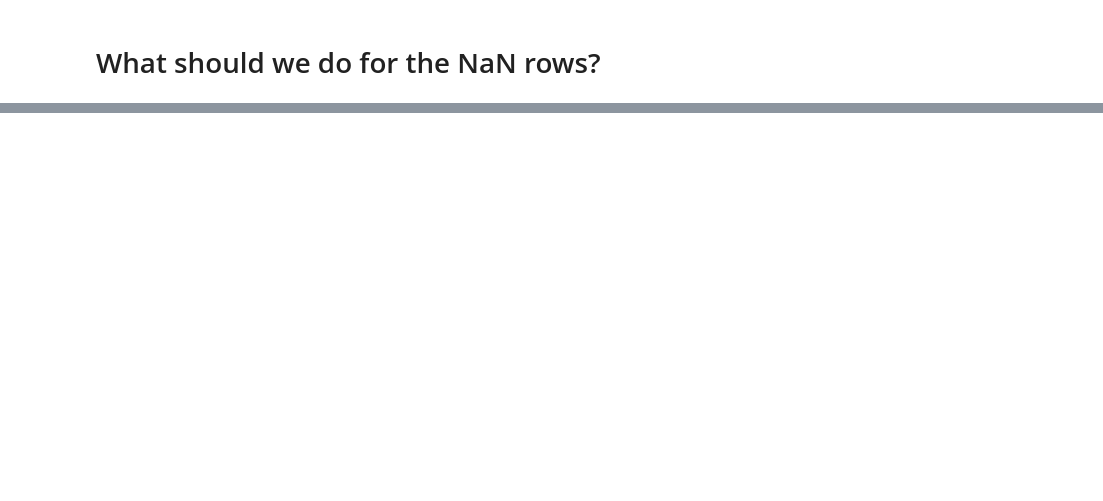
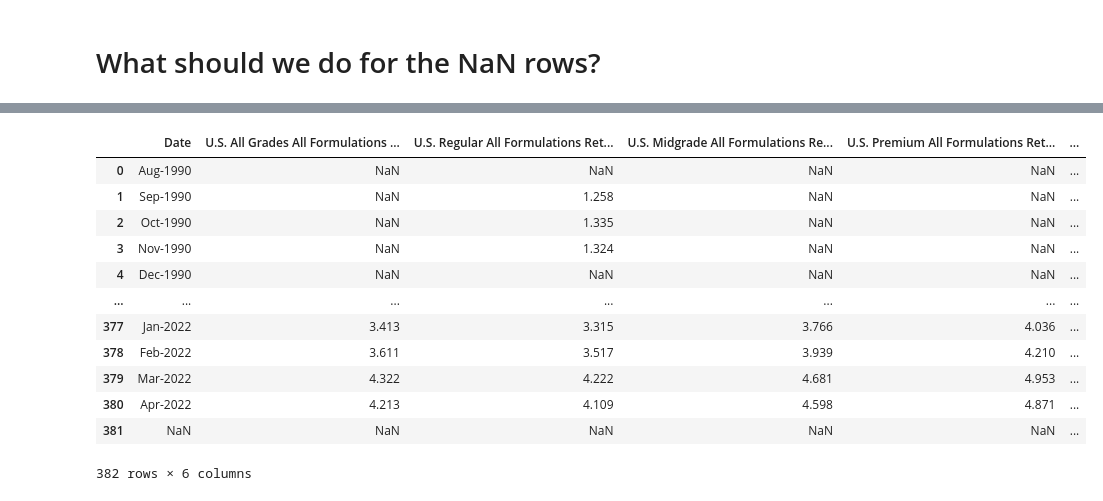
Before and after one commit to FIRE-Phoebe/Gas_Price_analysis, a Jupyter notebook: weekly_to_monthly_df.ipynb, the cells around one changed output, grey strips where cells are left out. Drawn from its saved outputs; the diff is of its cells as text; code cells hidden in the pictures; blank space fills up the shorter version.

```diff
--- a/weekly_to_monthly_df.ipynb
+++ b/weekly_to_monthly_df.ipynb
@@ -603,0 +470,3 @@ storage_vol_df
+# %%
+price_by_type = pd.read_csv('Resources/PET_PRI_GND_DCUS_NUS_M.csv',skiprows=2)
+price_by_type.head(10)
@@ -603,0 +506,27 @@ storage_vol_df
+# %%
+price_by_type = price_by_type.drop(columns=["U.S. All Grades Conventional Retail Gasoline Prices (Dollars per Gallon)",
+    'U.S. All Grades Reformulated Retail Gasoline Prices (Dollars per Gallon)',
+    'U.S. Regular Conventional Retail Gasoline Prices (Dollars per Gallon)',
+       'U.S. Regular Reformulated Retail Gasoline Prices (Dollars per Gallon)',
+    'U.S. Midgrade Conventional Retail Gasoline Prices (Dollars per Gallon)',
+       'U.S. Midgrade Reformulated Retail Gasoline Prices (Dollars per Gallon)',
+    'U.S. Premium Conventional Retail Gasoline Prices (Dollars per Gallon)',
+       'U.S. Premium Reformulated Retail Gasoline Prices (Dollars per Gallon)',
+    'U.S. No 2 Diesel Ultra Low Sulfur (0-15 ppm) Retail Prices (Dollars per Gallon)',
+       'U.S. No 2 Diesel Low Sulfur (15-500 ppm) Retail Prices (Dollars per Gallon)',
+       'Unnamed: 16'])
+price_by_type
+# %% [output]
+|  | Date | U.S. All Grades All Formulations ... | U.S. Regular All Formulations Ret... | U.S. Midgrade All Formulations Re... | U.S. Premium All Formulations Ret... | ... |
+| 0 | Aug-1990 | NaN | NaN | NaN | NaN | ... |
+| 1 | Sep-1990 | NaN | 1.258 | NaN | NaN | ... |
+| 2 | Oct-1990 | NaN | 1.335 | NaN | NaN | ... |
+| 3 | Nov-1990 | NaN | 1.324 | NaN | NaN | ... |
+| 4 | Dec-1990 | NaN | NaN | NaN | NaN | ... |
+| ... | ... | ... | ... | ... | ... | ... |
+| 377 | Jan-2022 | 3.413 | 3.315 | 3.766 | 4.036 | ... |
+| 378 | Feb-2022 | 3.611 | 3.517 | 3.939 | 4.210 | ... |
+| 379 | Mar-2022 | 4.322 | 4.222 | 4.681 | 4.953 | ... |
+| 380 | Apr-2022 | 4.213 | 4.109 | 4.598 | 4.871 | ... |
+| 381 | NaN | NaN | NaN | NaN | NaN | ... |
+382 rows × 6 columns
```
Also changed, not shown: parts of 31 cells of this notebook, 6 other files.
